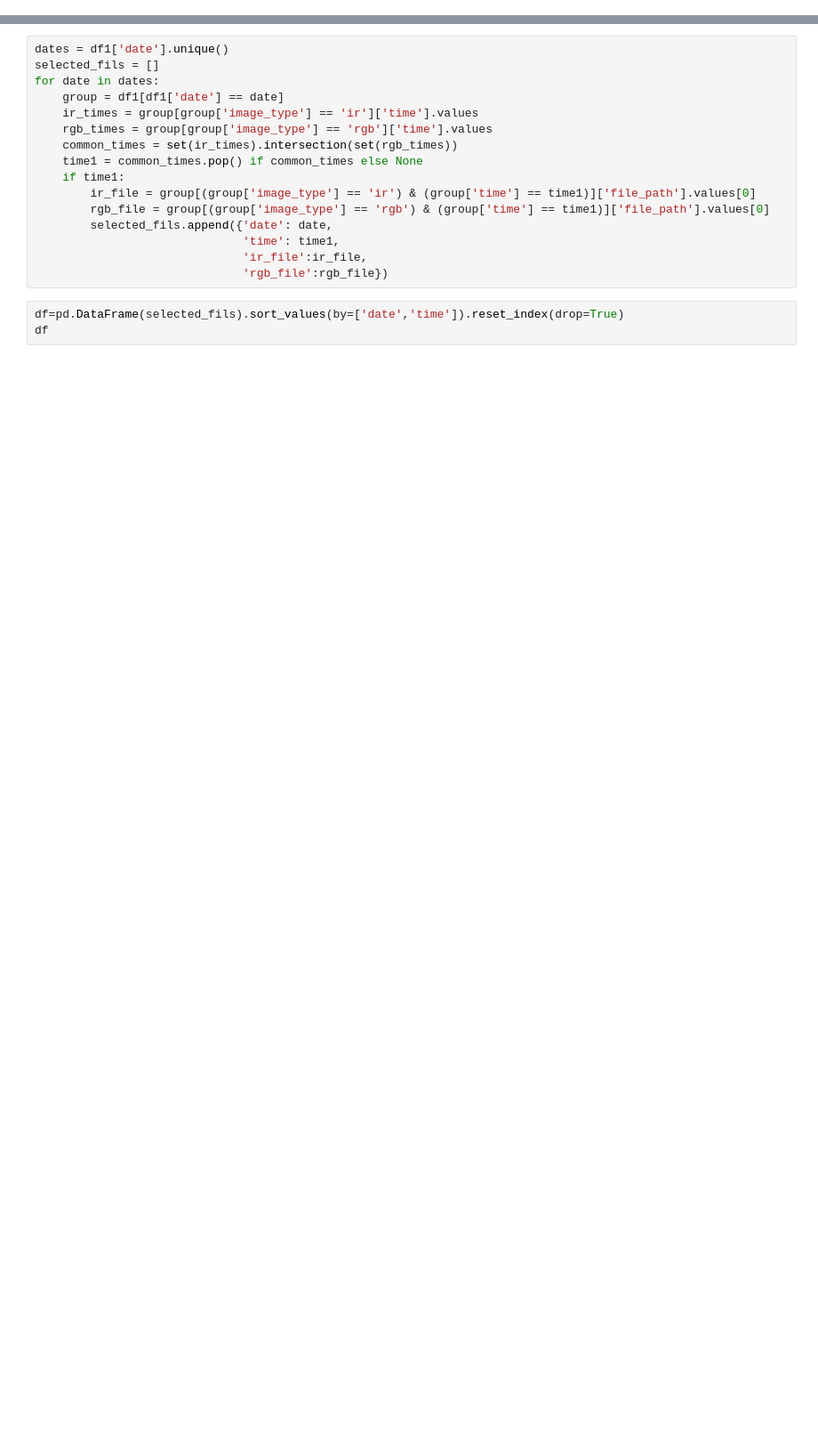
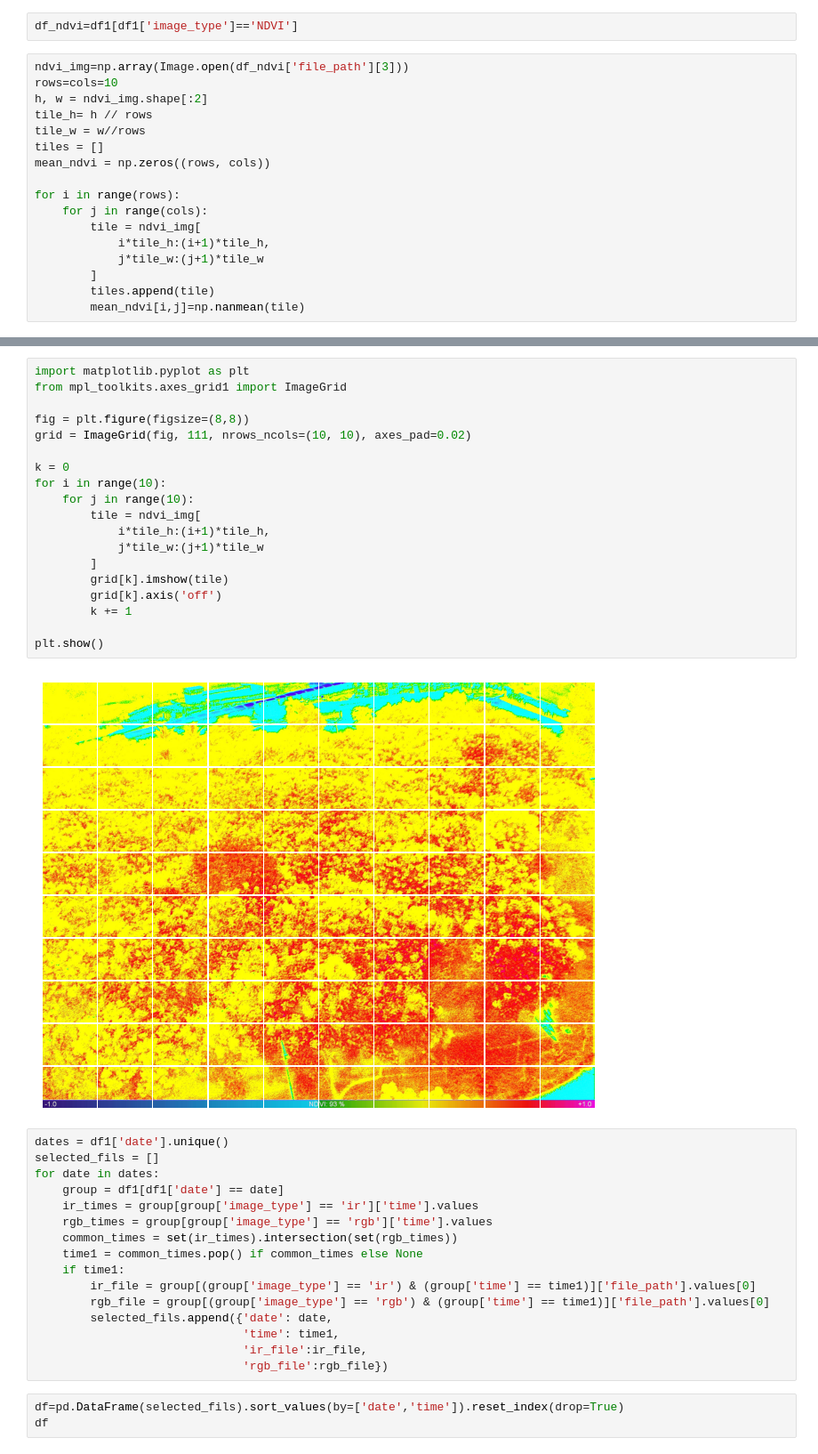
Before and after one commit to ajaikrishn/Phenocam-Dashboard, a Jupyter notebook: image_processing.ipynb, the cells around one changed output, grey strips where cells are left out. Shown at 89% size. Drawn from its saved outputs; the diff is of its cells as text; blank space fills up the shorter version.

```diff
--- a/image_processing.ipynb
+++ b/image_processing.ipynb
@@ -54,0 +60,19 @@ df1
+# %%
+df_ndvi=df1[df1['image_type']=='NDVI']
+# %%
+ndvi_img=np.array(Image.open(df_ndvi['file_path'][3]))
+rows=cols=10
+h, w = ndvi_img.shape[:2]
+tile_h= h // rows
+tile_w = w//rows
+tiles = []
+mean_ndvi = np.zeros((rows, cols))
+
+for i in range(rows):
+    for j in range(cols):
+        tile = ndvi_img[
+            i*tile_h:(i+1)*tile_h,
+            j*tile_w:(j+1)*tile_w
+        ]
+        tiles.append(tile)
+        mean_ndvi[i,j]=np.nanmean(tile)
@@ -55,3 +83,24 @@ df1
+# %%
+import matplotlib.pyplot as plt
+from mpl_toolkits.axes_grid1 import ImageGrid
+
+fig = plt.figure(figsize=(8,8))
+grid = ImageGrid(fig, 111, nrows_ncols=(10, 10), axes_pad=0.02)
+
+k = 0
+for i in range(10):
+    for j in range(10):
+        tile = ndvi_img[
+            i*tile_h:(i+1)*tile_h,
+            j*tile_w:(j+1)*tile_w
+        ]
+        grid[k].imshow(tile)
+        grid[k].axis('off')
+        k += 1
+
+plt.show()
+# %% [output]
+[figure, added]
 # %%
 dates = df1['date'].unique()
 selected_fils = []
```
Also changed, not shown: parts of 23 cells of this notebook, 4 other files.
